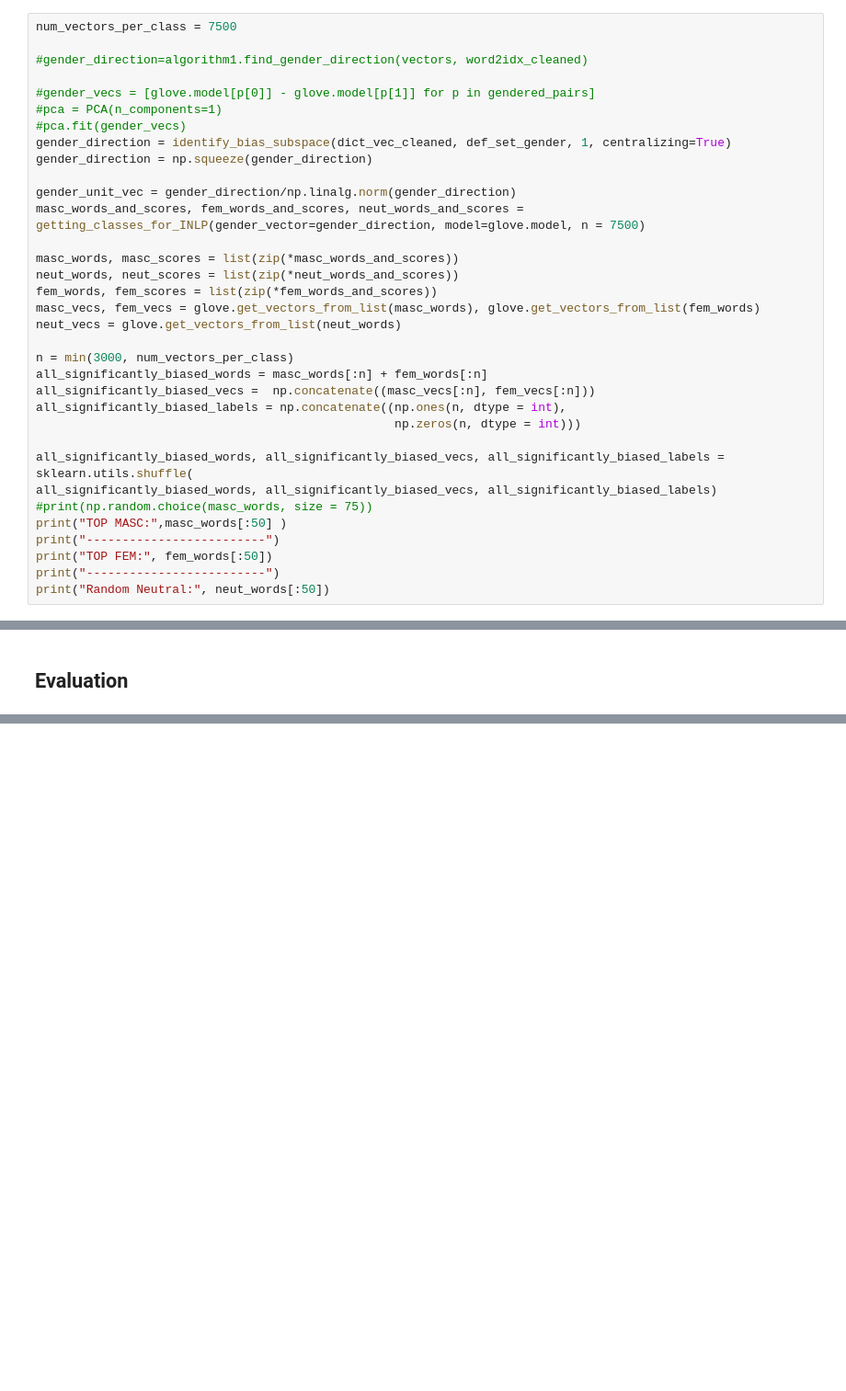
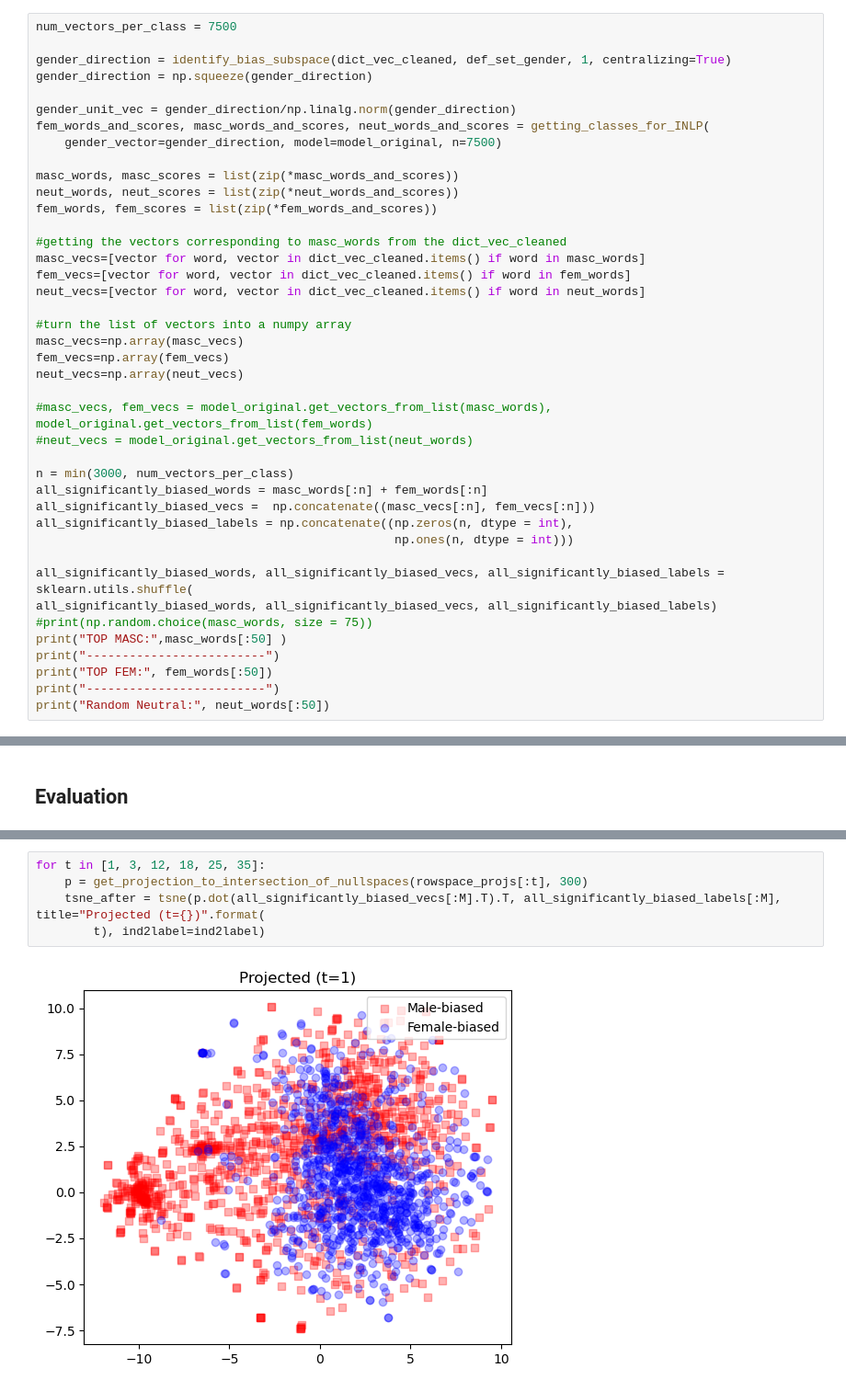
Before and after one commit to aduarte56/MT_DebiasingAlgorithms, a Jupyter notebook: RunningNotebook_INLP.ipynb, the cells around one changed output, grey strips where cells are left out. Shown at 92% size. Saved outputs shown, nothing was run; the diff lists cells and outputs as text; blank space fills up the shorter version.

Commit message:
INLP implementation

```diff
--- a/RunningNotebook_INLP.ipynb
+++ b/RunningNotebook_INLP.ipynb
@@ -100,28 +80,35 @@ equalizing_lists = {
 # %%
 num_vectors_per_class = 7500
 
-#gender_direction=algorithm1.find_gender_direction(vectors, word2idx_cleaned)
-
-#gender_vecs = [glove.model[p[0]] - glove.model[p[1]] for p in gendered_pairs]
-#pca = PCA(n_components=1)
-#pca.fit(gender_vecs)
 gender_direction = identify_bias_subspace(dict_vec_cleaned, def_set_gender, 1, centralizing=True)
 gender_direction = np.squeeze(gender_direction)
 
 gender_unit_vec = gender_direction/np.linalg.norm(gender_direction)
-masc_words_and_scores, fem_words_and_scores, neut_words_and_scores = getting_classes_for_INLP(gender_vector=gender_direction, model=glove.model, n = 7500)
+fem_words_and_scores, masc_words_and_scores, neut_words_and_scores = getting_classes_for_INLP(
+    gender_vector=gender_direction, model=model_original, n=7500)
 
 masc_words, masc_scores = list(zip(*masc_words_and_scores))
 neut_words, neut_scores = list(zip(*neut_words_and_scores))
 fem_words, fem_scores = list(zip(*fem_words_and_scores))
-masc_vecs, fem_vecs = glove.get_vectors_from_list(masc_words), glove.get_vectors_from_list(fem_words)
-neut_vecs = glove.get_vectors_from_list(neut_words)
+
+#getting the vectors corresponding to masc_words from the dict_vec_cleaned
+masc_vecs=[vector for word, vector in dict_vec_cleaned.items() if word in masc_words]
+fem_vecs=[vector for word, vector in dict_vec_cleaned.items() if word in fem_words]
+neut_vecs=[vector for word, vector in dict_vec_cleaned.items() if word in neut_words]
+
+#turn the list of vectors into a numpy array
+masc_vecs=np.array(masc_vecs)
+fem_vecs=np.array(fem_vecs)
+neut_vecs=np.array(neut_vecs)
+
+#masc_vecs, fem_vecs = model_original.get_vectors_from_list(masc_words), model_original.get_vectors_from_list(fem_words)
+#neut_vecs = model_original.get_vectors_from_list(neut_words)
 
 n = min(3000, num_vectors_per_class)
 all_significantly_biased_words = masc_words[:n] + fem_words[:n]
 all_significantly_biased_vecs =  np.concatenate((masc_vecs[:n], fem_vecs[:n]))
-all_significantly_biased_labels = np.concatenate((np.ones(n, dtype = int),
-                                                  np.zeros(n, dtype = int)))
+all_significantly_biased_labels = np.concatenate((np.zeros(n, dtype = int),
+                                                  np.ones(n, dtype = int)))
 
 all_significantly_biased_words, all_significantly_biased_vecs, all_significantly_biased_labels = sklearn.utils.shuffle(
 all_significantly_biased_words, all_significantly_biased_vecs, all_significantly_biased_labels)
@@ -214,0 +261,7 @@ c_w2i, c_vocab, female_words, male_words, y_true=getting_biased_words(gender_bia
+# %%
+for t in [1, 3, 12, 18, 25, 35]:
+    p = get_projection_to_intersection_of_nullspaces(rowspace_projs[:t], 300)
+    tsne_after = tsne(p.dot(all_significantly_biased_vecs[:M].T).T, all_significantly_biased_labels[:M], title="Projected (t={})".format(
+        t), ind2label=ind2label)
+# %% [output]
+[figure, added]
```
Also changed, not shown: parts of 31 cells of this notebook, 3 other files.
